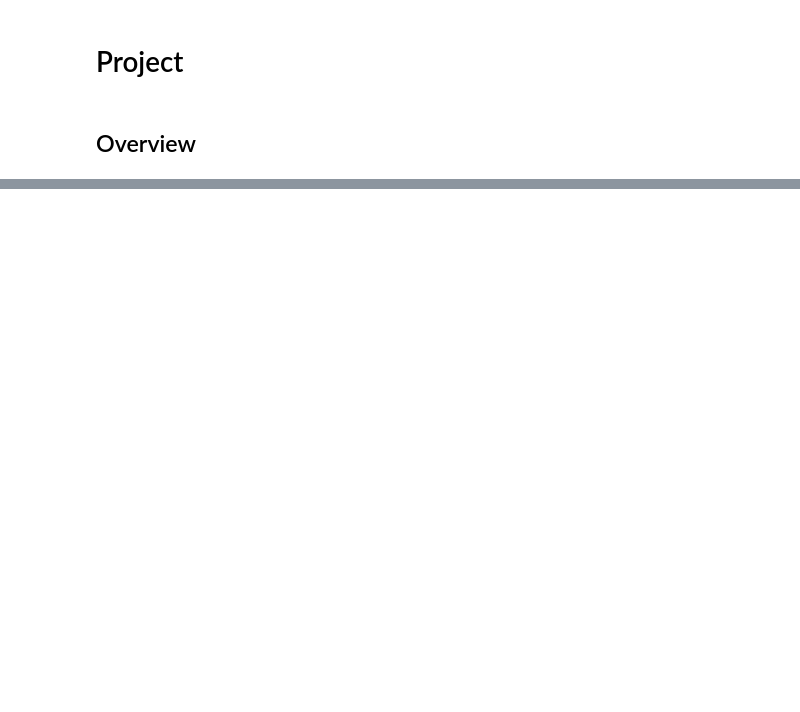
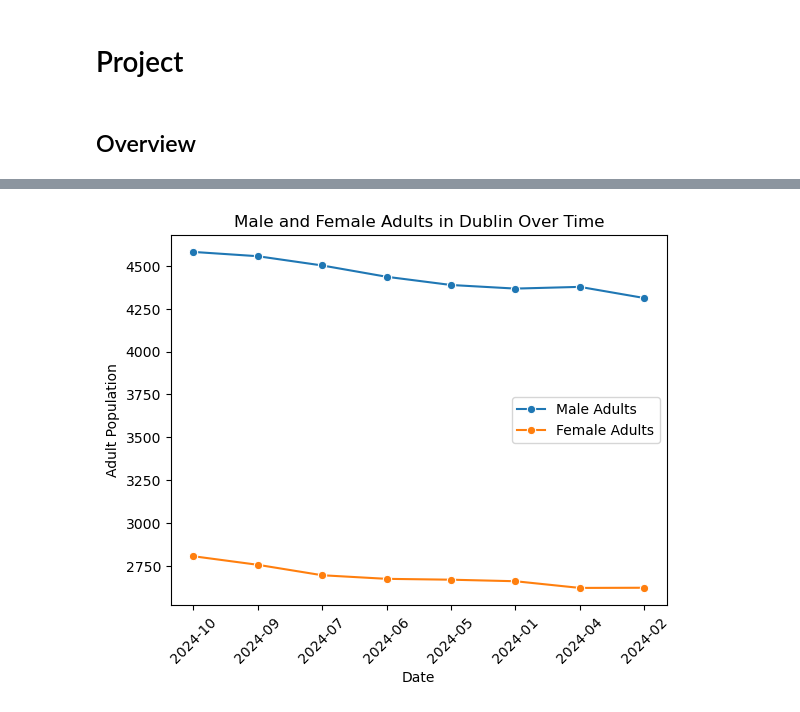
Before and after one commit to RobAstur/Programming-for-data-analytics, a Jupyter notebook: Project/project.ipynb, the cells around one changed output, grey strips where cells are left out. Cells and saved outputs as stored; diff of their text form; code cells hidden in the pictures; blank space fills up the shorter version.

Commit message:
adding all the tables 2024 and combine them

```diff
--- a/Project/project.ipynb
+++ b/Project/project.ipynb
@@ -29,0 +18,11 @@ homelessness_jul_2024['Date'] = formatted_date_jul
+# %%
+homelessness_oct_2024 = pd.read_csv("https://opendata.housing.gov.ie/dataset/6b1da9f4-c520-45bd-8070-8777760c5157/resource/7708775a-50d5-4e09-8812-210dfdc8c2b5/download/homelessness-report-october-2024.csv")
+homelessness_sep_2024 = pd.read_csv("https://opendata.housing.gov.ie/dataset/03489128-448c-47ac-86d2-f9874e380c49/resource/2608bcbd-c024-4ccb-8480-a0a70b78764e/download/homelessness-report-september-2024.csv")
+homelessness_aug_2024 = pd.read_csv("https://opendata.housing.gov.ie/dataset/23897cc0-bbee-4d3c-8fa0-d1bc9e81b9b3/resource/73792975-ba87-4afc-9820-6d76d9bfa543/download/homelessness-report-august-2024.csv")
+homelessness_jul_2024 = pd.read_csv("https://opendata.housing.gov.ie/dataset/e38b86a2-968a-41b9-adc4-63ce9b017ad8/resource/2d8746e7-cd60-4e4a-a65f-54965e2a5eb7/download/homelessness-report-july-2024.csv")
+homelessness_jun_2024 = pd.read_csv("https://opendata.housing.gov.ie/dataset/2681b76e-337e-4edc-a912-8a683d9708e9/resource/225fc1d9-131c-48c1-be3a-934f72f2e9aa/download/homelessness-report-june-2024.csv")
+homelessness_may_2024 = pd.read_csv("https://opendata.housing.gov.ie/dataset/fd8c95ec-1908-4778-a908-ceda068b72ae/resource/8cdf6fed-ddfc-431a-bd7b-c5be53cac38b/download/homelessness-report-may-2024.csv")
+homelessness_apr_2024 = pd.read_csv("https://opendata.housing.gov.ie/dataset/d3425423-5f1f-4d8e-81b8-0c42901a7e9a/resource/7f378425-0270-46c4-bf02-052336fd0642/download/homelessness-report-april-2024.csv")
+homelessness_mar_2024 = pd.read_csv("https://opendata.housing.gov.ie/dataset/9e032d77-9c87-49f5-b676-fe8ce0ee9381/resource/ebad6aec-078e-42aa-b0ac-270449f63cf4/download/homelessness-report-march-2024.csv")
+homelessness_feb_2024 = pd.read_csv("https://opendata.housing.gov.ie/dataset/83fa5de0-2430-4798-b243-5231dd62d39b/resource/08bc6f3b-c348-4fa4-9313-576fd10338bf/download/homelessness-report-february-2024.csv")
+homelessness_jan_2024 = pd.read_csv("https://opendata.housing.gov.ie/dataset/681fd35e-6839-462f-9bed-aaf4034d1b30/resource/7537e266-c05e-443f-a8e4-92bd28d99fd6/download/homelessness-report-january-2024.csv")
@@ -30,2 +50,12 @@ homelessness_jul_2024['Date'] = formatted_date_jul
+# %%
+homelessness_oct_2024['Date'] = formatted_date_oct
+homelessness_sep_2024['Date'] = formatted_date_sep
+homelessness_aug_2024['Date'] = formatted_date_aug
+homelessness_jul_2024['Date'] = formatted_date_jul
+homelessness_jun_2024['Date'] = formatted_date_jun
+homelessness_may_2024['Date'] = formatted_date_may
+homelessness_mar_2024['Date'] = formatted_date_apr
+homelessness_feb_2024['Date'] = formatted_date_feb
+homelessness_apr_2024['Date'] = formatted_date_jan
 # %%
-combined_df = pd.concat([homelessness_sep_2024, homelessness_jul_2024], ignore_index=True)
+combined_df = pd.concat([homelessness_oct_2024,homelessness_sep_2024, homelessness_jul_2024,homelessness_jun_2024,homelessness_may_2024,homelessness_apr_2024,homelessness_mar_2024,homelessness_feb_2024,homelessness_jan_2024], ignore_index=True)
@@ -31,0 +78,16 @@ combined_df = pd.concat([homelessness_sep_2024, homelessness_jul_2024], ignore_i
+# %%
+filtered_df = combined_df[combined_df['Region'] == 'Dublin']
+
+# Create the line plot with two parameters: Male Adults and Female Adults
+sns.lineplot(data=filtered_df, x='Date', y='Male Adults', marker='o', label='Male Adults')
+sns.lineplot(data=filtered_df, x='Date', y='Female Adults', marker='o', label='Female Adults')
+
+# Display the plot with labels and title
+plt.title('Male and Female Adults in Dublin Over Time')
+plt.xlabel('Date')
+plt.ylabel('Adult Population')
+plt.xticks(rotation=45)  # Rotate the x-axis labels for better readability
+plt.legend()  # Add a legend to differentiate the two lines
+plt.show()
+# %% [output]
+[figure, added]
```
Also changed, not shown: parts of 6 cells of this notebook.
